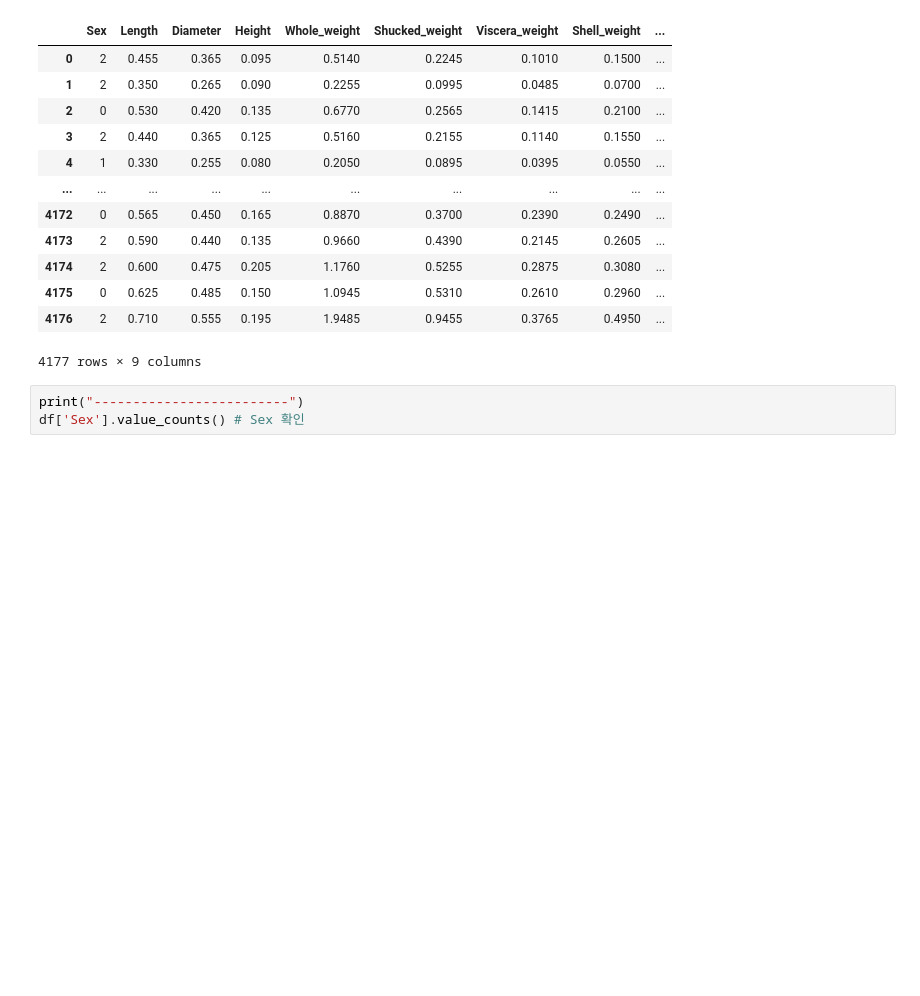
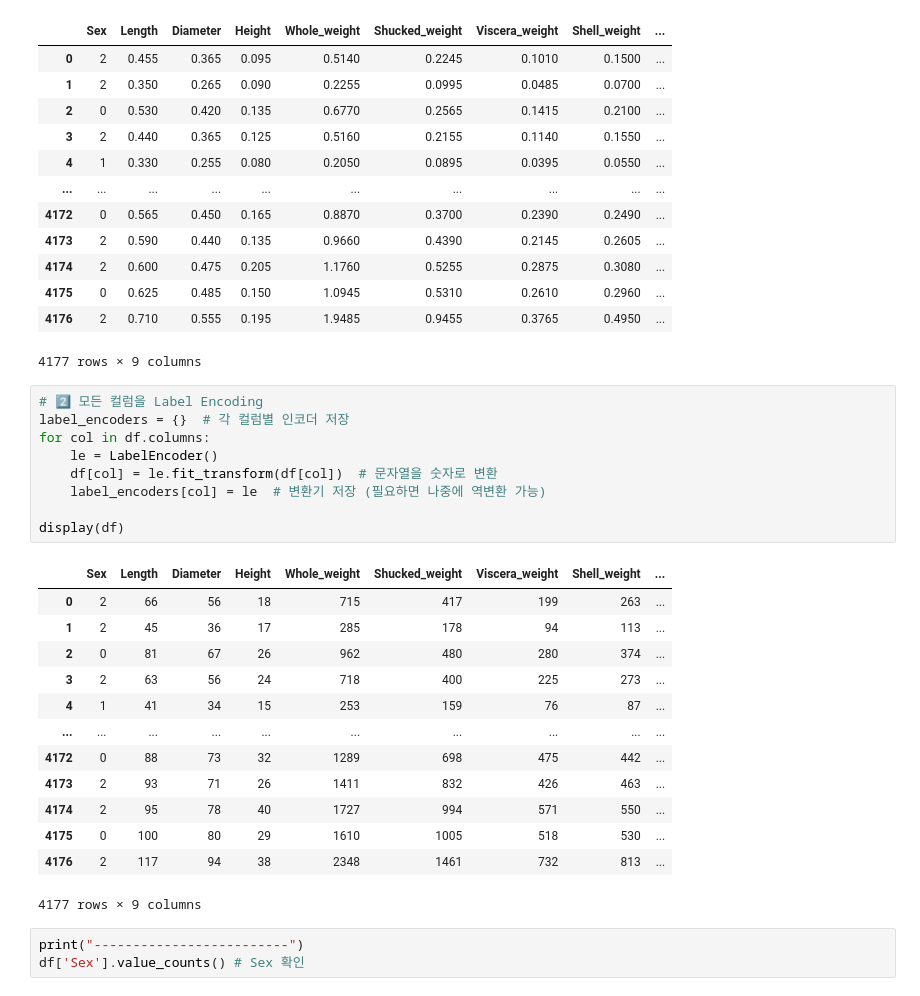
Before and after one commit to jeonghoya/AI-study, a Jupyter notebook: week3/abalone.ipynb, the cells around one changed output. Drawn from its saved outputs; the diff is of its cells as text; blank space fills up the shorter version.

```diff
--- a/week3/abalone.ipynb
+++ b/week3/abalone.ipynb
@@ -81,6 +81,29 @@ display(df)
 | 4175 | 0 | 0.625 | 0.485 | 0.150 | 1.0945 | 0.5310 | 0.2610 | 0.2960 | ... |
 | 4176 | 2 | 0.710 | 0.555 | 0.195 | 1.9485 | 0.9455 | 0.3765 | 0.4950 | ... |
 4177 rows × 9 columns
+# %%
+# 2️⃣ 모든 컬럼을 Label Encoding
+label_encoders = {}  # 각 컬럼별 인코더 저장
+for col in df.columns:
+    le = LabelEncoder()
+    df[col] = le.fit_transform(df[col])  # 문자열을 숫자로 변환
+    label_encoders[col] = le  # 변환기 저장 (필요하면 나중에 역변환 가능)
+
+display(df)
+# %% [output]
+|  | Sex | Length | Diameter | Height | Whole_weight | Shucked_weight | Viscera_weight | Shell_weight | ... |
+| 0 | 2 | 66 | 56 | 18 | 715 | 417 | 199 | 263 | ... |
+| 1 | 2 | 45 | 36 | 17 | 285 | 178 | 94 | 113 | ... |
+| 2 | 0 | 81 | 67 | 26 | 962 | 480 | 280 | 374 | ... |
+| 3 | 2 | 63 | 56 | 24 | 718 | 400 | 225 | 273 | ... |
+| 4 | 1 | 41 | 34 | 15 | 253 | 159 | 76 | 87 | ... |
+| ... | ... | ... | ... | ... | ... | ... | ... | ... | ... |
+| 4172 | 0 | 88 | 73 | 32 | 1289 | 698 | 475 | 442 | ... |
+| 4173 | 2 | 93 | 71 | 26 | 1411 | 832 | 426 | 463 | ... |
+| 4174 | 2 | 95 | 78 | 40 | 1727 | 994 | 571 | 550 | ... |
+| 4175 | 0 | 100 | 80 | 29 | 1610 | 1005 | 518 | 530 | ... |
+| 4176 | 2 | 117 | 94 | 38 | 2348 | 1461 | 732 | 813 | ... |
+4177 rows × 9 columns
 # %%
 print("-------------------------")
 df['Sex'].value_counts() # Sex 확인
```
